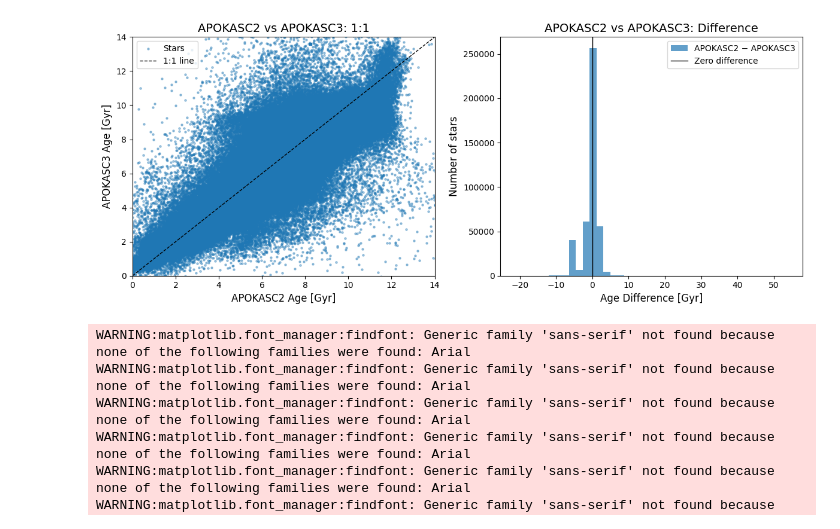
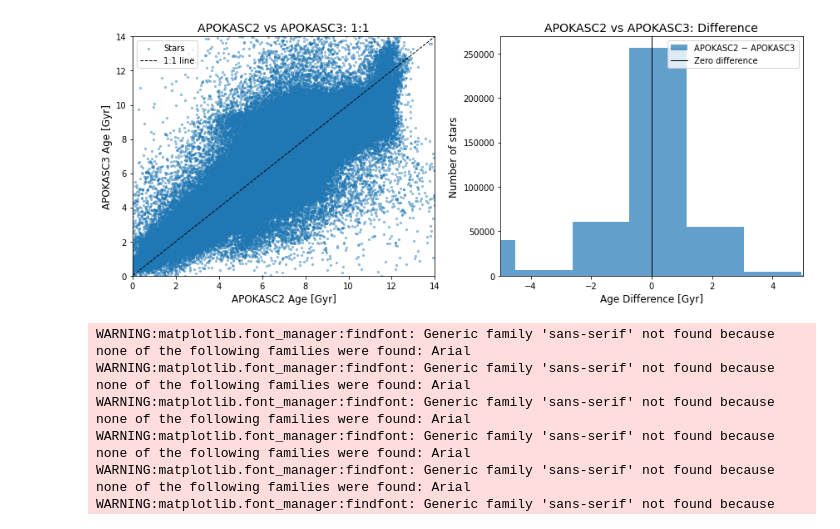
Before and after one commit to jtayar/2025_AST4300_Project3, a Jupyter notebook: Task_34_Figure_4.ipynb, the cells around one changed output. Drawn from its saved outputs; the diff is of its cells as text; code cells hidden in the pictures.

```diff
--- a/Task_34_Figure_4.ipynb
+++ b/Task_34_Figure_4.ipynb
@@ -31,11 +31,16 @@ def plot_1to1_and_hist(
     max_age=14
 ):
     df = pd.read_csv(filename)
+
+
     df = df[[age_col_1, age_col_2]].dropna()
 
     age1 = df[age_col_1].values
     age2 = df[age_col_2].values
     diff = age1 - age2
+
+    mu = np.mean(diff)
+    sigma = np.std(diff)
 
     fig, axs = plt.subplots(1, 2, figsize=(12, 5))
 
@@ -52,10 +57,17 @@ def plot_1to1_and_hist(
     #histogram
     axs[1].hist(diff, bins=40, alpha=0.7, label=f'{label_1} − {label_2}')
     axs[1].axvline(0, color='k', lw=1, label='Zero difference')
+    axs[1].set_xlim(-5, 5)
     axs[1].set_xlabel('Age Difference [Gyr]')
     axs[1].set_ylabel('Number of stars')
     axs[1].set_title(f'{title_prefix}: Difference')
     axs[1].legend()
+    axs[1].text(
+        0.98, 0.95,
+        rf'$\mu={mu:.3f}$' + '\n' + rf'$\sigma={sigma:.3f}$',
+        transform=axs[1].transAxes,
+        ha='right', va='top',
+        fontsize=12)
 
     plt.tight_layout()
     plt.show()
@@ -120,7 +132,7 @@ WARNING:matplotlib.font_manager:findfont: Generic family 'sans-serif' not found
 # %%
 #3. APOKASC2 vs APOKASC3
 plot_1to1_and_hist(
-    filename='Task7_APOKASC2v3_predictedages_good 3.csv',
+    filename='Task7_APOKASC2v3_predictedages_good.csv',
     age_col_1='Age_APOKASC2_Gyr',
     age_col_2='Age_APOKASC3_Gyr',
     label_1='APOKASC2',
@@ -148,4 +160,4 @@ WARNING:matplotlib.font_manager:findfont: Generic family 'sans-serif' not found
-[figure, old version]
+[figure, new version]
 # %%
 #4. APOKASC2 vs APOK2
 plot_1to1_and_hist(
```
Also changed, not shown: parts of 5 cells of this notebook.
